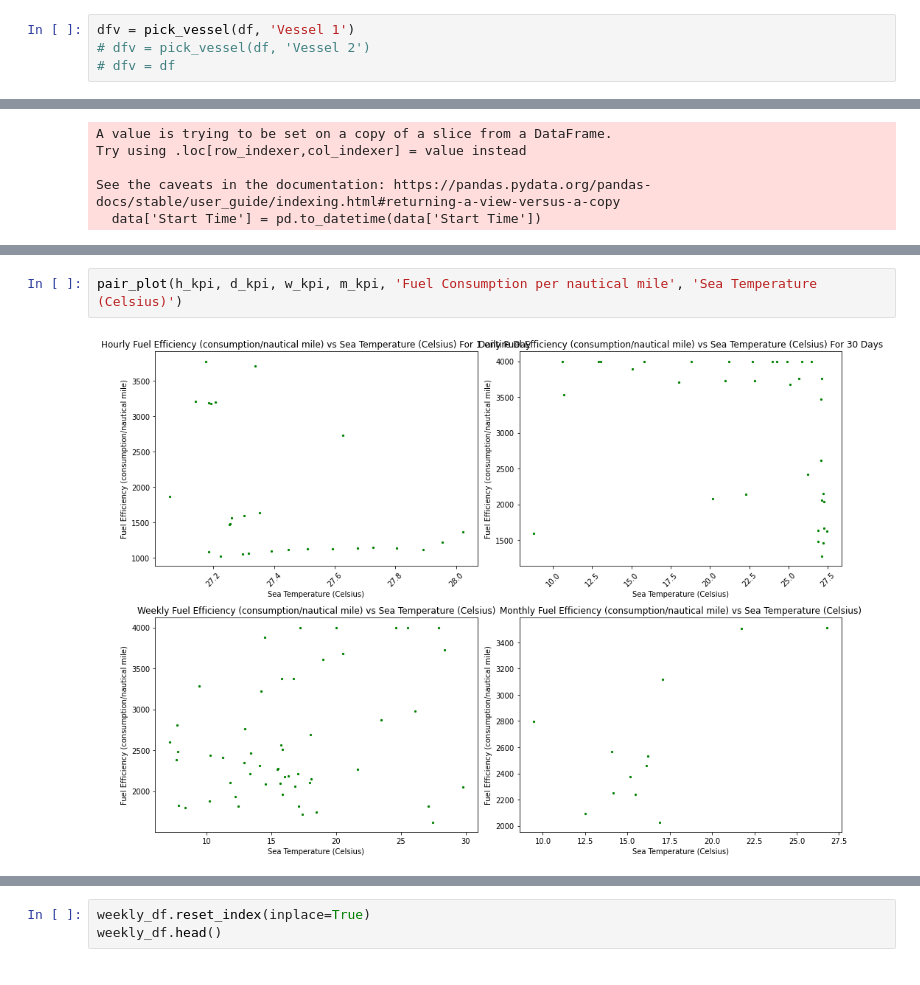
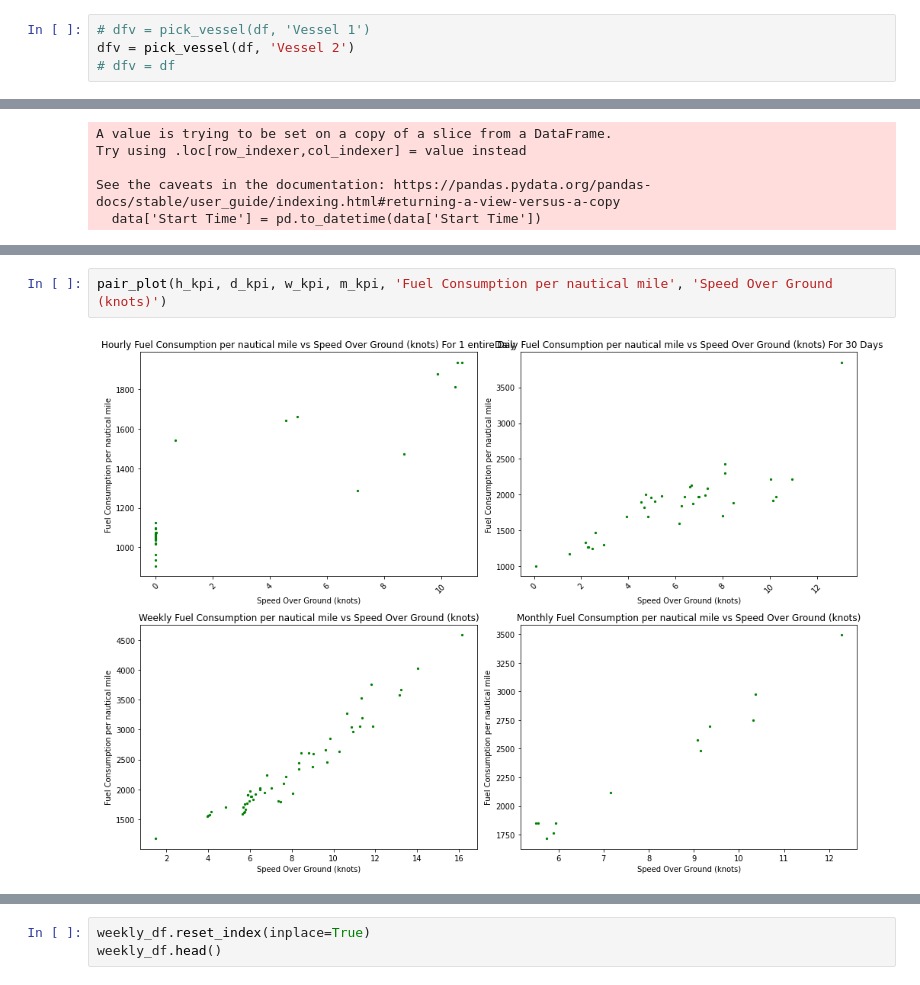
Before and after one commit to AKktk/Cruise_Performance_Analysis, a Jupyter notebook: eda.ipynb, the cells around one changed output, grey strips where cells are left out. Drawn from its saved outputs; the diff is of its cells as text.

Commit message:
Forecasting with SARIMAX and Vessel 2 analysis

```diff
--- a/eda.ipynb
+++ b/eda.ipynb
@@ -50,7 +80,7 @@ dtype: object
 # %% [markdown]
 # Vessel - Level Analysis
 # %%
-dfv = pick_vessel(df, 'Vessel 1')
-# dfv = pick_vessel(df, 'Vessel 2')
+# dfv = pick_vessel(df, 'Vessel 1')
+dfv = pick_vessel(df, 'Vessel 2')
 # dfv = df
 # %%
@@ -254,4 +356,4 @@ pair_plot(h_kpi, d_kpi, w_kpi, m_kpi, 'Total Power Consumed (MW)', 'Sea Temperat
 # %%
-pair_plot(h_kpi, d_kpi, w_kpi, m_kpi, 'Fuel Consumption per nautical mile', 'Sea Temperature (Celsius)')
+pair_plot(h_kpi, d_kpi, w_kpi, m_kpi, 'Fuel Consumption per nautical mile', 'Speed Over Ground (knots)')
 # %% [output]
-[figure, old version]
+[figure, new version]
```
Also changed, not shown: parts of 50 cells of this notebook, 5 other files.
